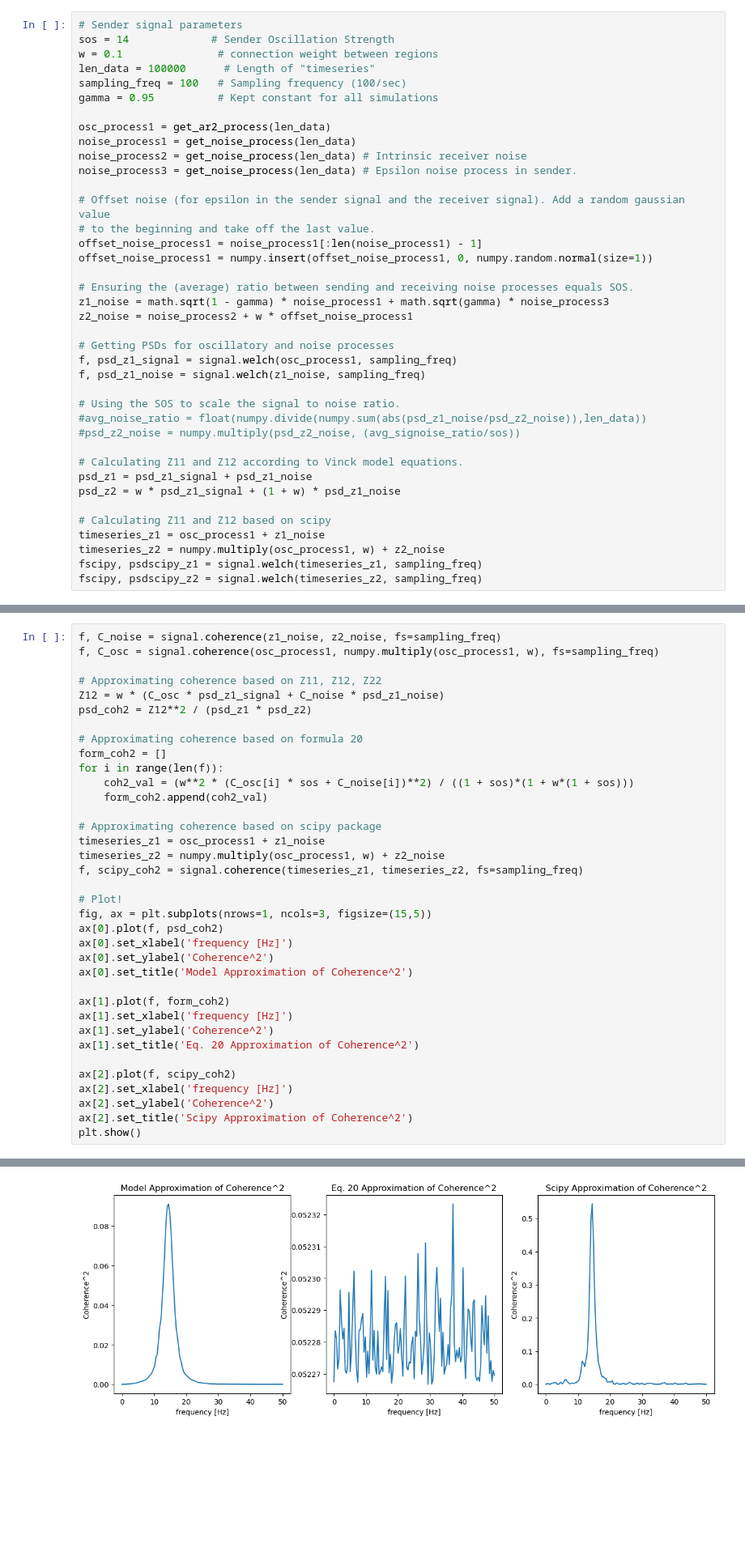
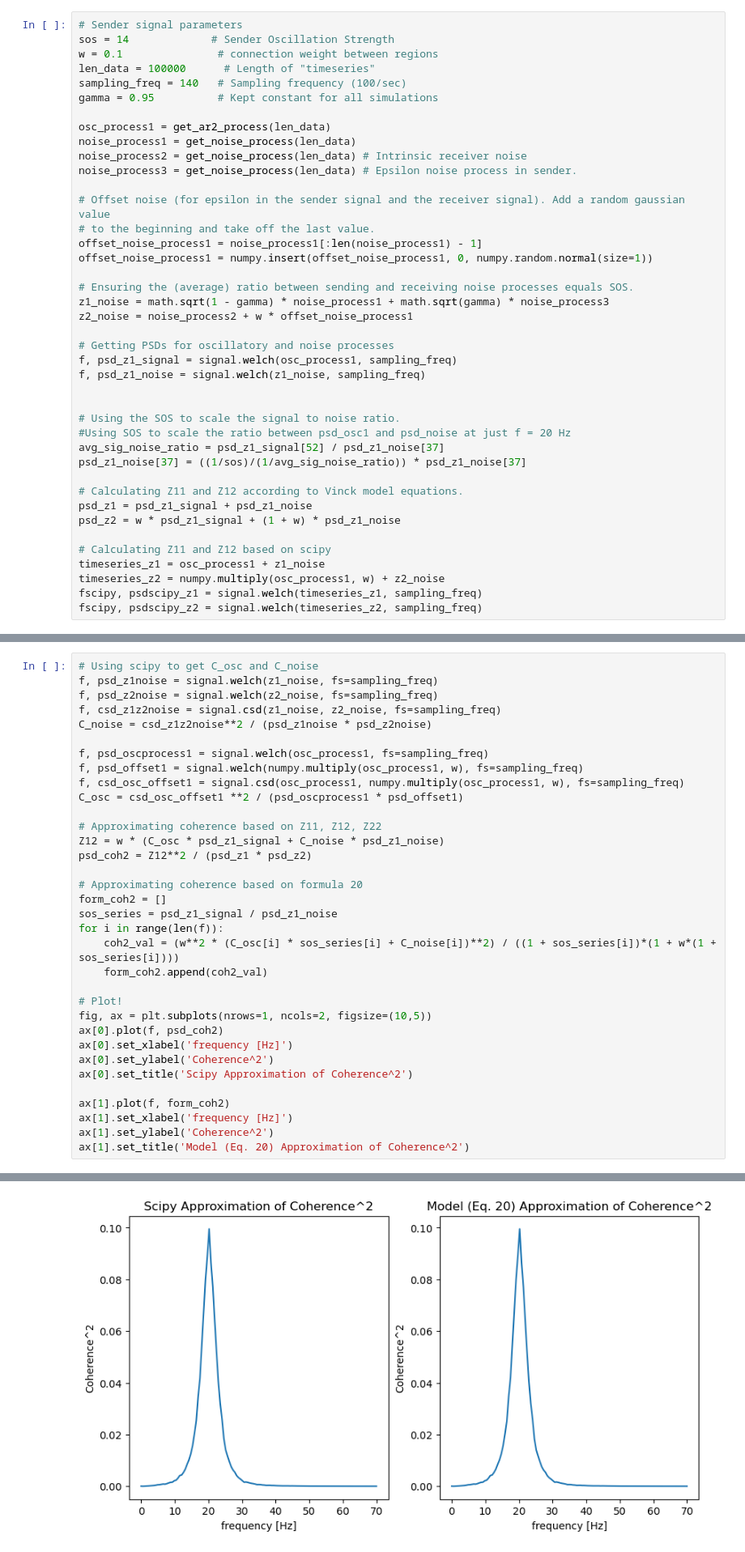
Before and after one commit to cyneuro/neuro_communication, a Jupyter notebook: Vinck2021_SSM_tutorial.ipynb, the cells around one changed output, grey strips where cells are left out. Shown at 81% size. Drawn from its saved outputs; the diff is of its cells as text; blank space fills up the shorter version.

Commit message:
Editing definitions of model and data coherence

```diff
--- a/Vinck2021_SSM_tutorial.ipynb
+++ b/Vinck2021_SSM_tutorial.ipynb
@@ -498,7 +509,7 @@ Here, we assume that we take 10000 measurements, each 10 ms apart with the same
 sos = 14             # Sender Oscillation Strength
 w = 0.1               # connection weight between regions
 len_data = 100000      # Length of "timeseries"
-sampling_freq = 100   # Sampling frequency (100/sec)
+sampling_freq = 140   # Sampling frequency (100/sec)
 gamma = 0.95          # Kept constant for all simulations
 
 osc_process1 = get_ar2_process(len_data)
@@ -519,9 +530,11 @@ z2_noise = noise_process2 + w * offset_noise_process1
 f, psd_z1_signal = signal.welch(osc_process1, sampling_freq)
 f, psd_z1_noise = signal.welch(z1_noise, sampling_freq)
 
+
 # Using the SOS to scale the signal to noise ratio.
-#avg_noise_ratio = float(numpy.divide(numpy.sum(abs(psd_z1_noise/psd_z2_noise)),len_data))
-#psd_z2_noise = numpy.multiply(psd_z2_noise, (avg_signoise_ratio/sos))
+#Using SOS to scale the ratio between psd_osc1 and psd_noise at just f = 20 Hz
+avg_sig_noise_ratio = psd_z1_signal[52] / psd_z1_noise[37]
+psd_z1_noise[37] = ((1/sos)/(1/avg_sig_noise_ratio)) * psd_z1_noise[37]
 
 # Calculating Z11 and Z12 according to Vinck model equations.
 psd_z1 = psd_z1_signal + psd_z1_noise
@@ -572,8 +585,16 @@ $C^2(f) = \frac{w^2(C_{ss}(f)\alpha(f) + C_{\eta, \epsilon}(f))^2}{(1 + \alpha(f
 
 We assume $C_{ss}(f) = 1$ since the oscillator processes of the sender and receiver are considered equal. In line with Vinck's simulations, also assume $w = 0.1$ and $\alpha(f) = 14$. Then coherence is only dependent on the coherence between the projected and received broadband processes and some of the constants identified.
 # %%
-f, C_noise = signal.coherence(z1_noise, z2_noise, fs=sampling_freq)
-f, C_osc = signal.coherence(osc_process1, numpy.multiply(osc_process1, w), fs=sampling_freq)
+# Using scipy to get C_osc and C_noise
+f, psd_z1noise = signal.welch(z1_noise, fs=sampling_freq)
+f, psd_z2noise = signal.welch(z2_noise, fs=sampling_freq)
+f, csd_z1z2noise = signal.csd(z1_noise, z2_noise, fs=sampling_freq)
+C_noise = csd_z1z2noise**2 / (psd_z1noise * psd_z2noise)
+
+f, psd_oscprocess1 = signal.welch(osc_process1, fs=sampling_freq)
+f, psd_offset1 = signal.welch(numpy.multiply(osc_process1, w), fs=sampling_freq)
+f, csd_osc_offset1 = signal.csd(osc_process1, numpy.multiply(osc_process1, w), fs=sampling_freq)
+C_osc = csd_osc_offset1 **2 / (psd_oscprocess1 * psd_offset1)
 
 # Approximating coherence based on Z11, Z12, Z22
 Z12 = w * (C_osc * psd_z1_signal + C_noise * psd_z1_noise)
@@ -581,30 +602,20 @@ psd_coh2 = Z12**2 / (psd_z1 * psd_z2)
 
 # Approximating coherence based on formula 20
 form_coh2 = []
+sos_series = psd_z1_signal / psd_z1_noise
 for i in range(len(f)):
-    coh2_val = (w**2 * (C_osc[i] * sos + C_noise[i])**2) / ((1 + sos)*(1 + w*(1 + sos)))
+    coh2_val = (w**2 * (C_osc[i] * sos_series[i] + C_noise[i])**2) / ((1 + sos_series[i])*(1 + w*(1 + sos_series[i])))
     form_coh2.append(coh2_val)
 
-# Approximating coherence based on scipy package
-timeseries_z1 = osc_process1 + z1_noise
-timeseries_z2 = numpy.multiply(osc_process1, w) + z2_noise
-f, scipy_coh2 = signal.coherence(timeseries_z1, timeseries_z2, fs=sampling_freq)
-
 # Plot!
-fig, ax = plt.subplots(nrows=1, ncols=3, figsize=(15,5))
+fig, ax = plt.subplots(nrows=1, ncols=2, figsize=(10,5))
 ax[0].plot(f, psd_coh2)
 ax[0].set_xlabel('frequency [Hz]')
 ax[0].set_ylabel('Coherence^2')
-ax[0].set_title('Model Approximation of Coherence^2')
+ax[0].set_title('Scipy Approximation of Coherence^2')
 
 ax[1].plot(f, form_coh2)
 ax[1].set_xlabel('frequency [Hz]')
 ax[1].set_ylabel('Coherence^2')
-ax[1].set_title('Eq. 20 Approximation of Coherence^2')
-
-ax[2].plot(f, scipy_coh2)
-ax[2].set_xlabel('frequency [Hz]')
-ax[2].set_ylabel('Coherence^2')
-ax[2].set_title('Scipy Approximation of Coherence^2')
-plt.show()
+ax[1].set_title('Model (Eq. 20) Approximation of Coherence^2')
 # %% [output]
@@ -611,4 +623,4 @@ plt.show()
-[figure, old version]
+[figure, new version]
 # %% [markdown]
 **Figure 3A (3)**
 
```
Also changed, not shown: parts of 10 cells of this notebook.
